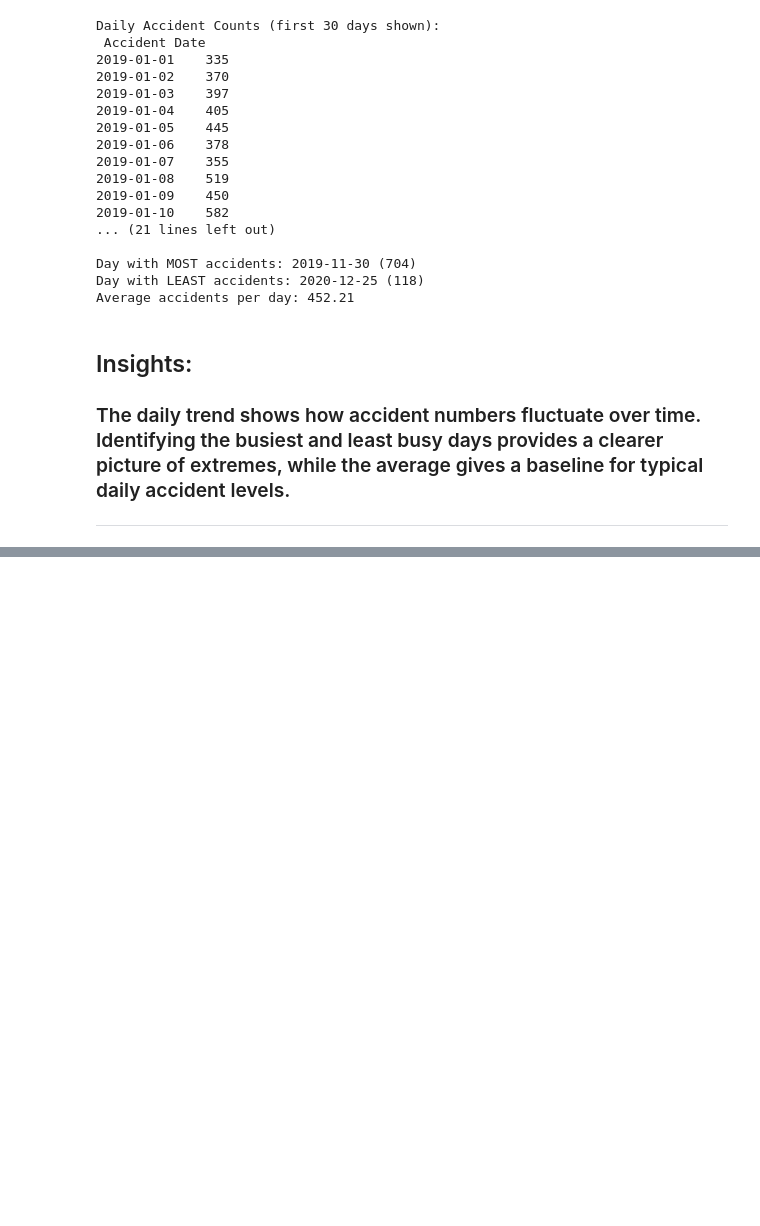
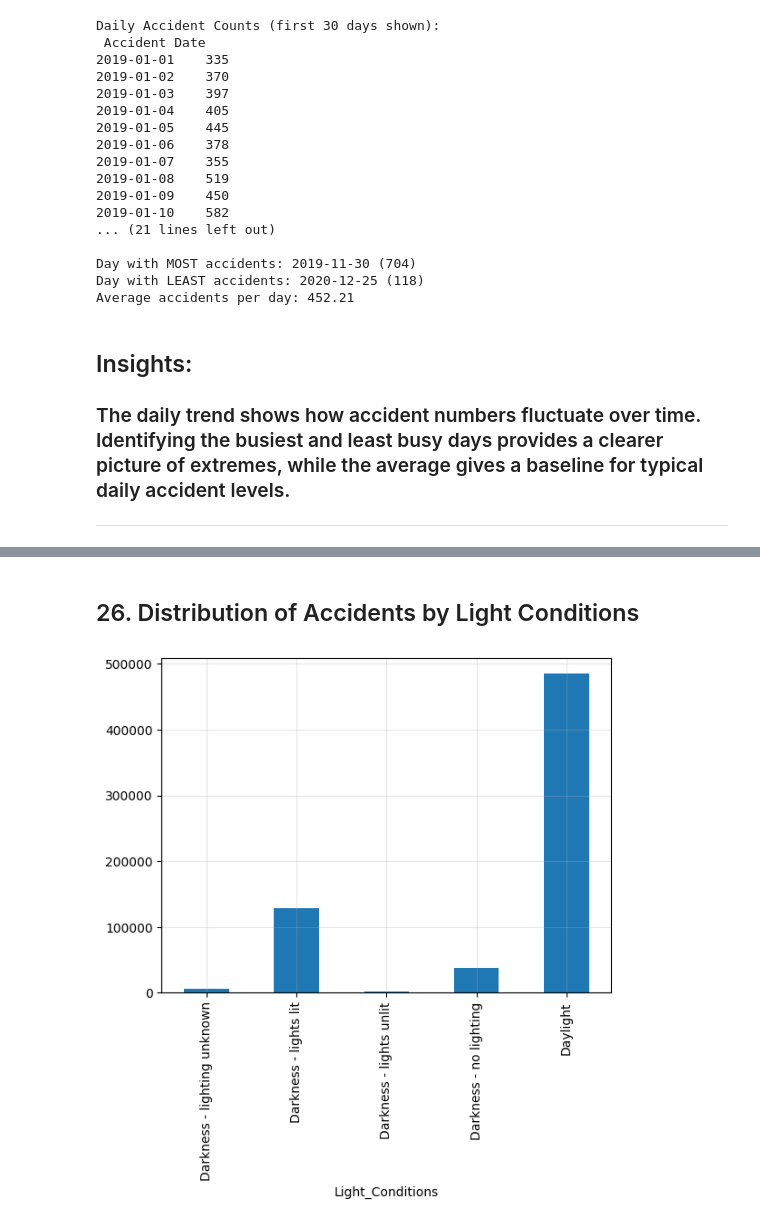
Before and after one commit to RonjornokGamborza/ELEC303_Bontoc-3B, a Jupyter notebook: Activity2.ipynb, the cells around one changed output, grey strips where cells are left out. Cells and saved outputs as stored; diff of their text form; code cells hidden in the pictures; blank space fills up the shorter version.

```diff
--- a/Activity2.ipynb
+++ b/Activity2.ipynb
@@ -587,0 +609,7 @@ Average accidents per day: 452.21
+# %% [markdown]
+<h2>26. Distribution of Accidents by Light Conditions</h2>
+# %%
+uk.groupby('Light_Conditions')['Index'].count().plot(kind='bar')
+plt.grid(alpha=0.3)
+# %% [output]
+[figure, added]
```
Also changed, not shown: parts of 45 cells of this notebook.
